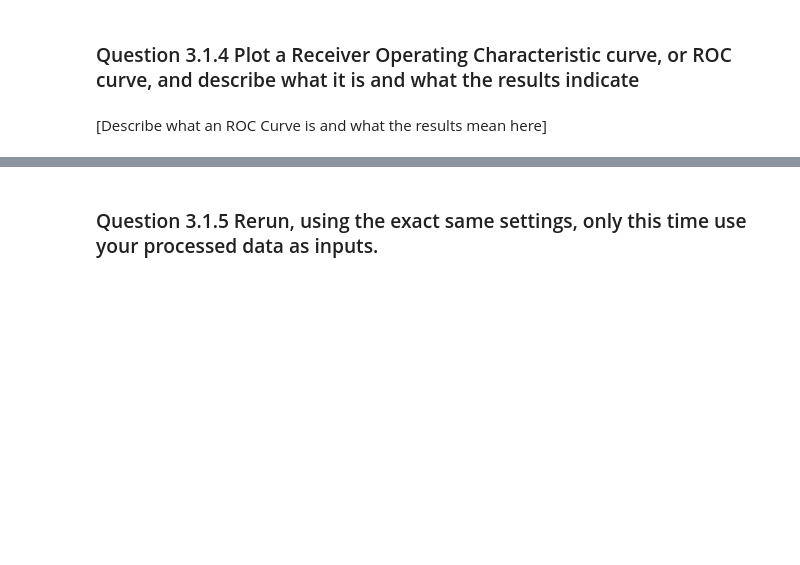
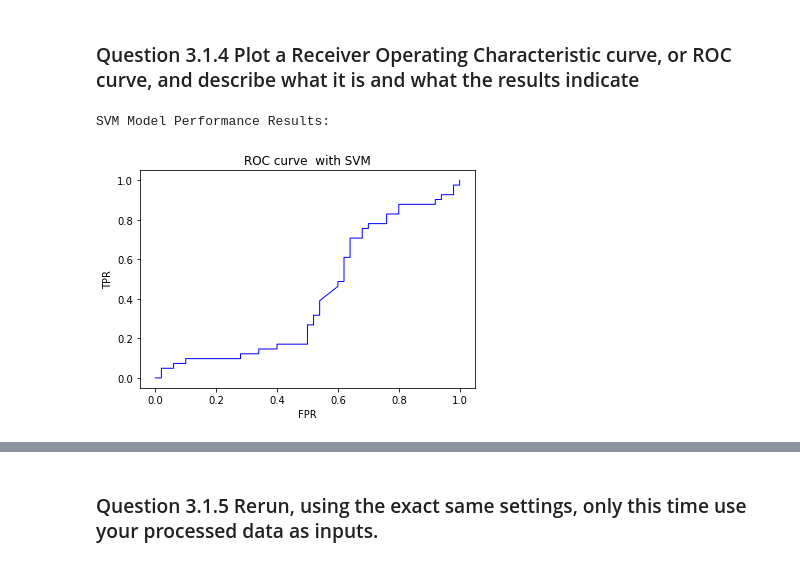
Before and after one commit to sdulaney/UCLA-CS-188-Data-Science-Fundamentals, a Jupyter notebook: proj2/Project_2/cs188_project2-Blank.ipynb, the cells around one changed output, grey strips where cells are left out. Cells and saved outputs as stored; diff of their text form; code cells hidden in the pictures; blank space fills up the shorter version.

```diff
--- a/proj2/Project_2/cs188_project2-Blank.ipynb
+++ b/proj2/Project_2/cs188_project2-Blank.ipynb
@@ -578,5 +567,18 @@ draw_confusion_matrix(predicted, y_test, ["no sick", "sick"])
 - If we assume the cost of a false positive in the terrorist scenario is also high (holding an innocent traveler up at the airport for hours), we'd want to prioritize F1 score to seek a balance between precision and recall. F1 score would also be useful in this case because there is an uneven class distribution (large number of actual negatives).
 # %% [markdown]
 ### Question 3.1.4 Plot a Receiver Operating Characteristic curve, or ROC curve, and describe what it is and what the results indicate
-# %% [markdown]
-[Describe what an ROC Curve is and what the results mean here]
+# %%
+from sklearn.metrics import roc_curve
+
+print("SVM Model Performance Results:\n")
+
+fpr_svm, tpr_svm, thresholds = roc_curve(y_test, score[:, 1], pos_label=1)
+pyplot.figure(1)
+pyplot.plot(fpr_svm, tpr_svm, color='blue', lw=1)
+pyplot.title("ROC curve  with SVM")
+pyplot.xlabel('FPR')
+pyplot.ylabel('TPR')
+pyplot.show()
+# %% [output]
+SVM Model Performance Results:
+[figure, added]
```
Also changed, not shown: parts of 17 cells of this notebook.
